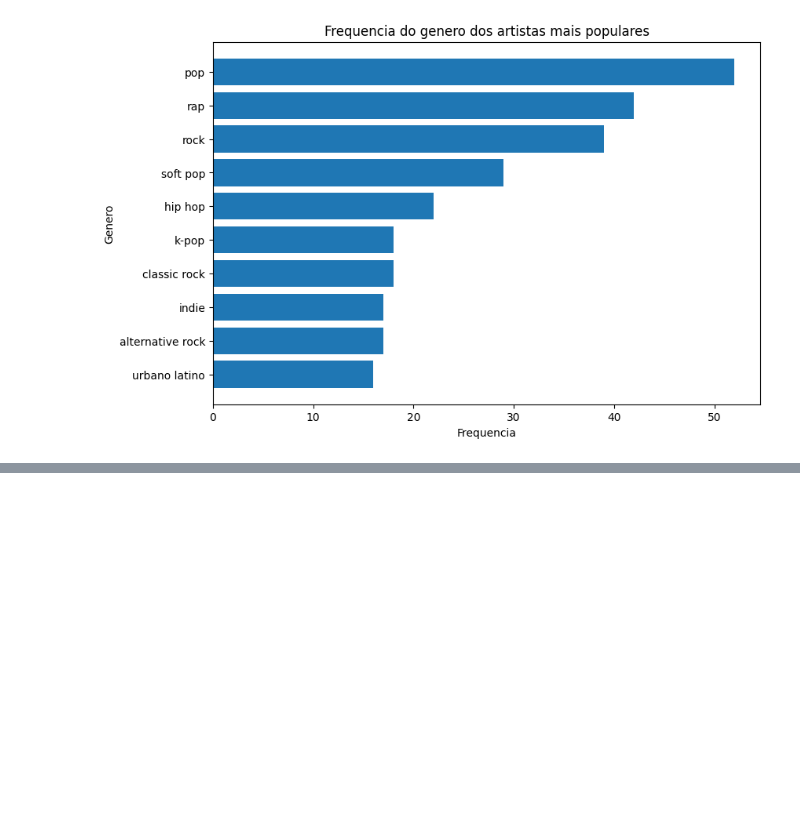
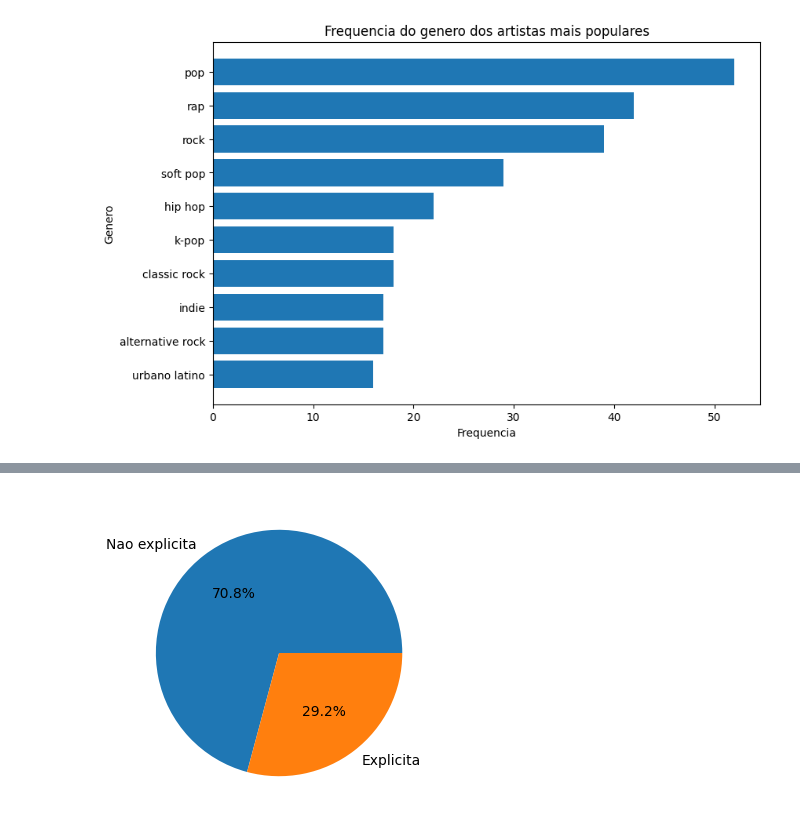
Before and after one commit to GabrielPFarias/trend_artistas_spotify, a Jupyter notebook: trabalho_cdbd.ipynb, the cells around one changed output, grey strips where cells are left out. Drawn from its saved outputs; the diff is of its cells as text; code cells hidden in the pictures; blank space fills up the shorter version.

```diff
--- a/trabalho_cdbd.ipynb
+++ b/trabalho_cdbd.ipynb
@@ -253,0 +268,11 @@ plt.show()
+# %%
+plt.figure(figsize=(6, 4))
+plt.pie(
+    df[musicas_oitenta_mais_popularidade]['explicit'].value_counts(),
+    labels=["Nao explicita", "Explicita"],
+    autopct="%1.1f%%"
+
+)
+plt.show()
+# %% [output]
+[figure, added]
```
Also changed, not shown: parts of 2 cells of this notebook.
